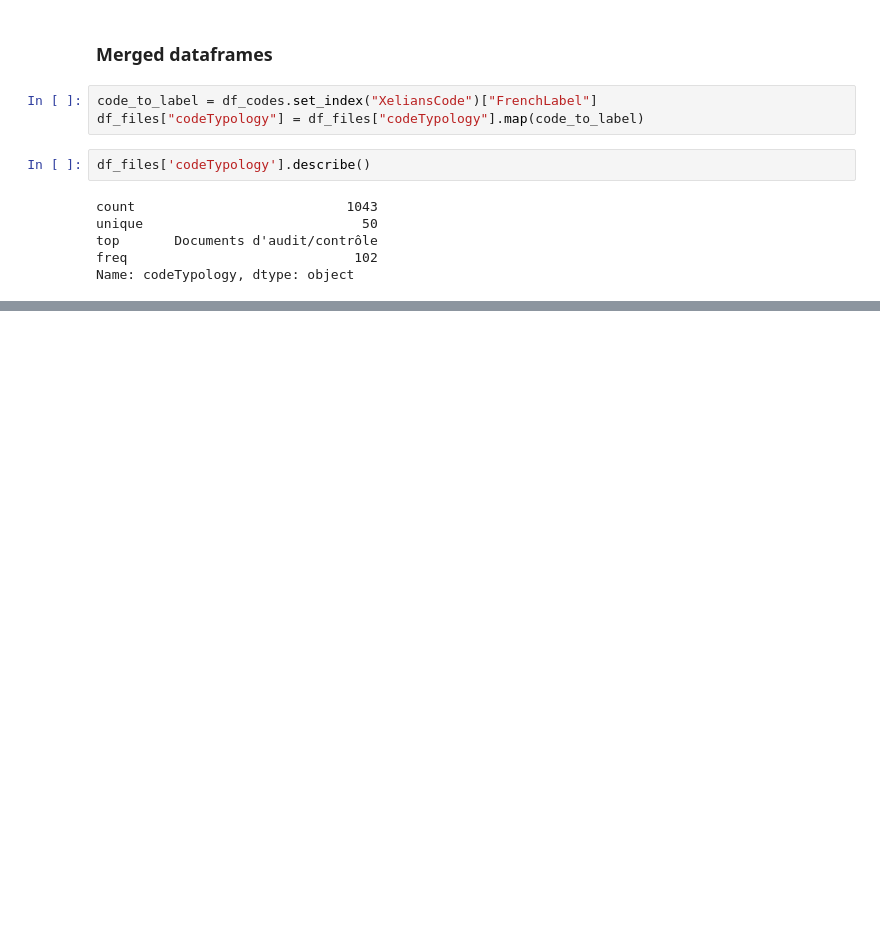
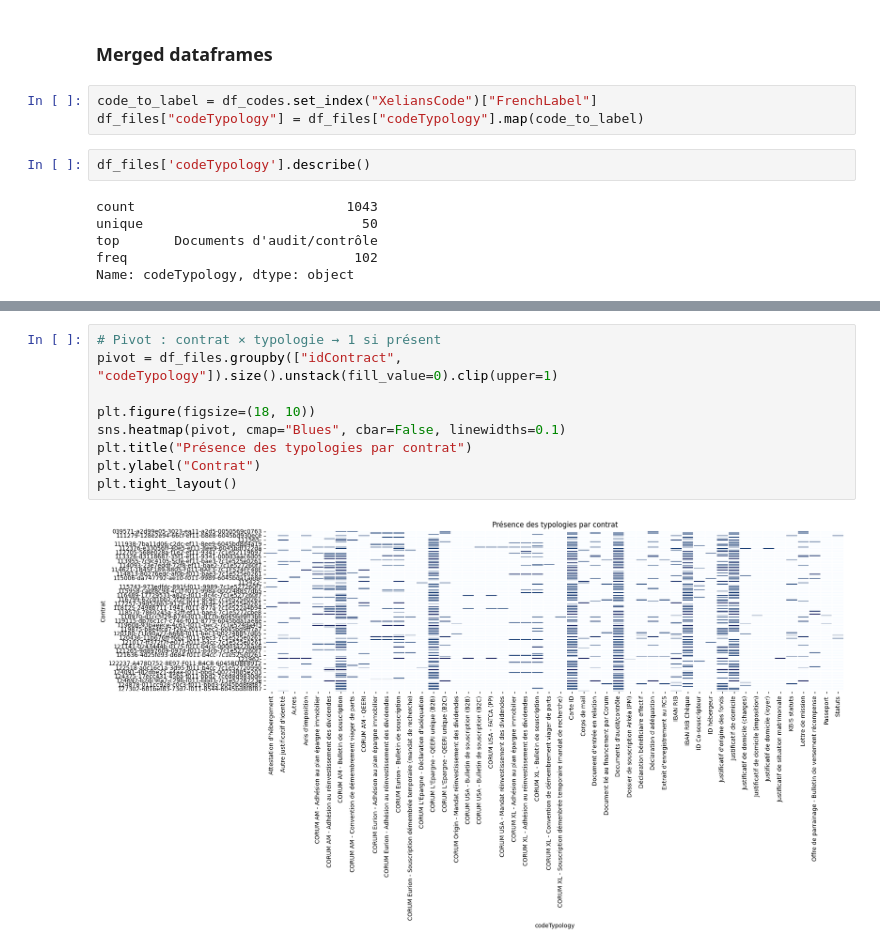
Before and after one commit to chaindatax/cr-docs_analyser, a Jupyter notebook: export_xelians_analysis.ipynb, the cells around one changed output, grey strips where cells are left out. Cells and saved outputs as stored; diff of their text form; blank space fills up the shorter version.

```diff
--- a/export_xelians_analysis.ipynb
+++ b/export_xelians_analysis.ipynb
@@ -115,0 +169,11 @@ Name: codeTypology, dtype: object
+# %%
+# Pivot : contrat × typologie → 1 si présent
+pivot = df_files.groupby(["idContract", "codeTypology"]).size().unstack(fill_value=0).clip(upper=1)
+
+plt.figure(figsize=(18, 10))
+sns.heatmap(pivot, cmap="Blues", cbar=False, linewidths=0.1)
+plt.title("Présence des typologies par contrat")
+plt.ylabel("Contrat")
+plt.tight_layout()
+# %% [output]
+[figure, added]
```
Also changed, not shown: parts of 13 cells of this notebook, 2 other files.
